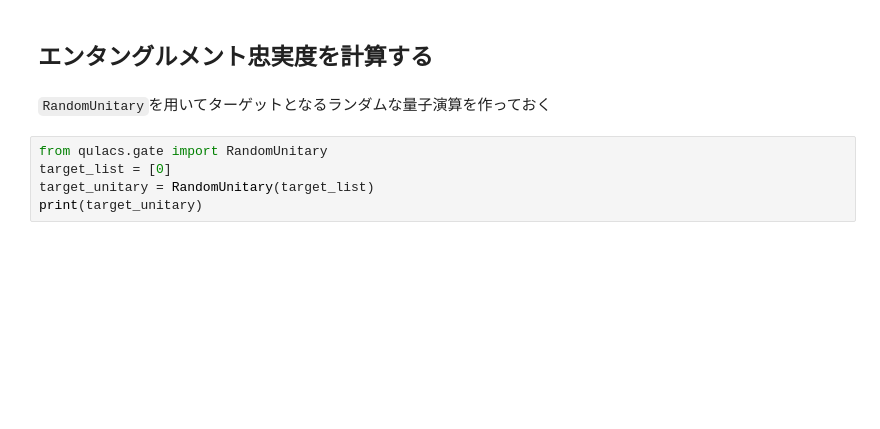
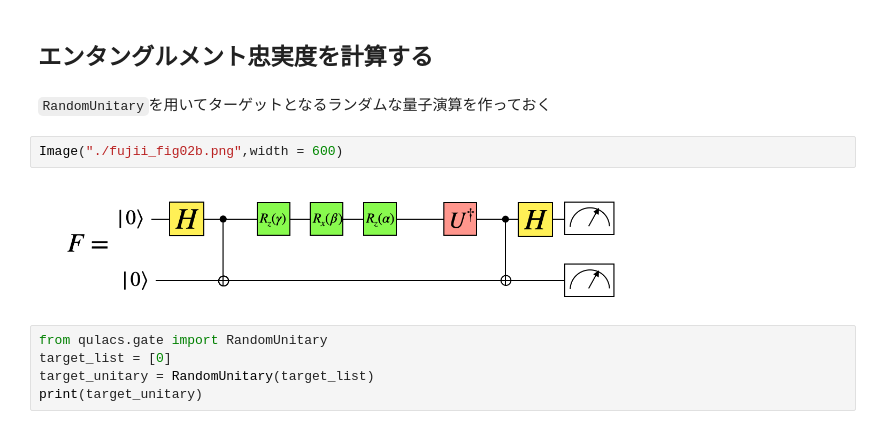
Before and after one commit to Qulacs-Osaka/quantum_software_handson, a Jupyter notebook: 03_VariationalGateDecomposition.ipynb, the cells around one changed output. Saved outputs shown, nothing was run; the diff lists cells and outputs as text; blank space fills up the shorter version.

```diff
--- a/03_VariationalGateDecomposition.ipynb
+++ b/03_VariationalGateDecomposition.ipynb
@@ -57,6 +66,10 @@ show_distribution(four_qubit_mes)
 ## エンタングルメント忠実度を計算する
 # %% [markdown]
 `RandomUnitary`を用いてターゲットとなるランダムな量子演算を作っておく
+# %%
+Image("./fujii_fig02b.png",width = 600)
+# %% [output]
+[figure, added]
 # %%
 from qulacs.gate import RandomUnitary
 target_list = [0]
```
Also changed, not shown: parts of 4 cells of this notebook, 6 other files.
